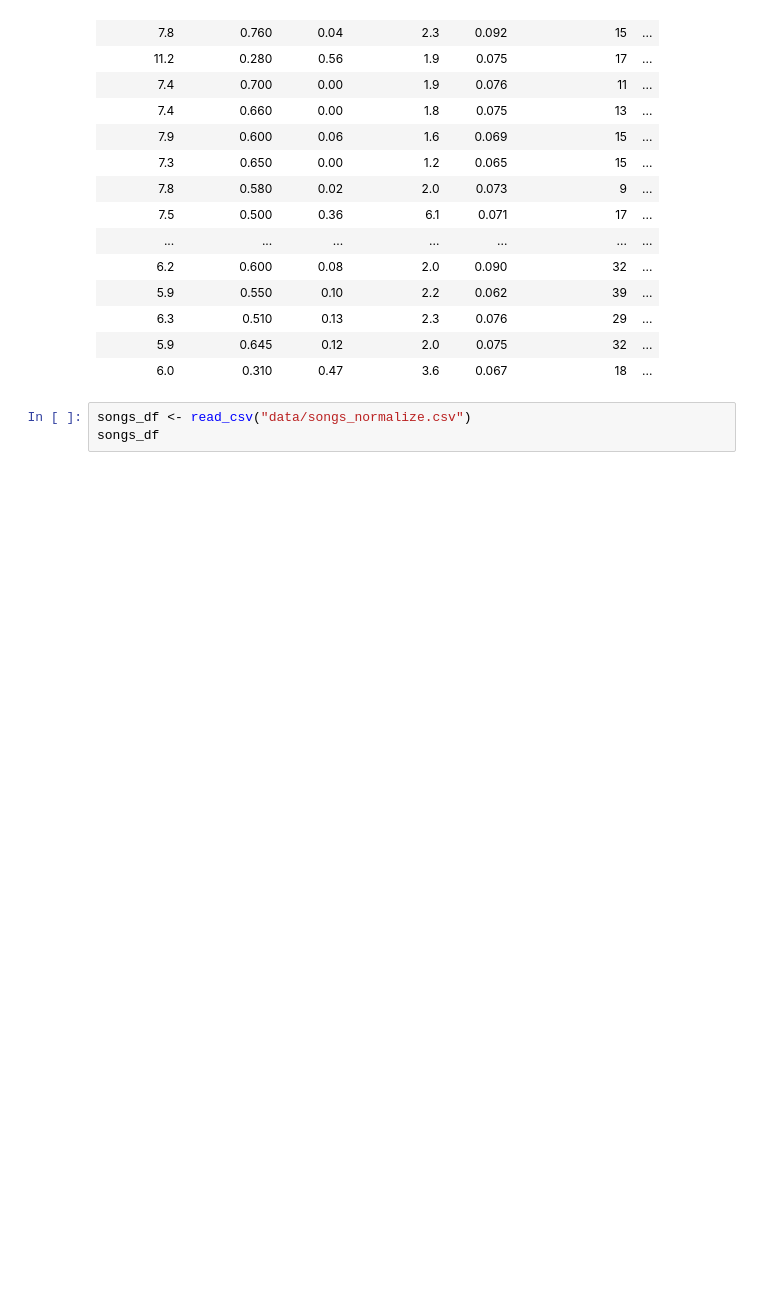
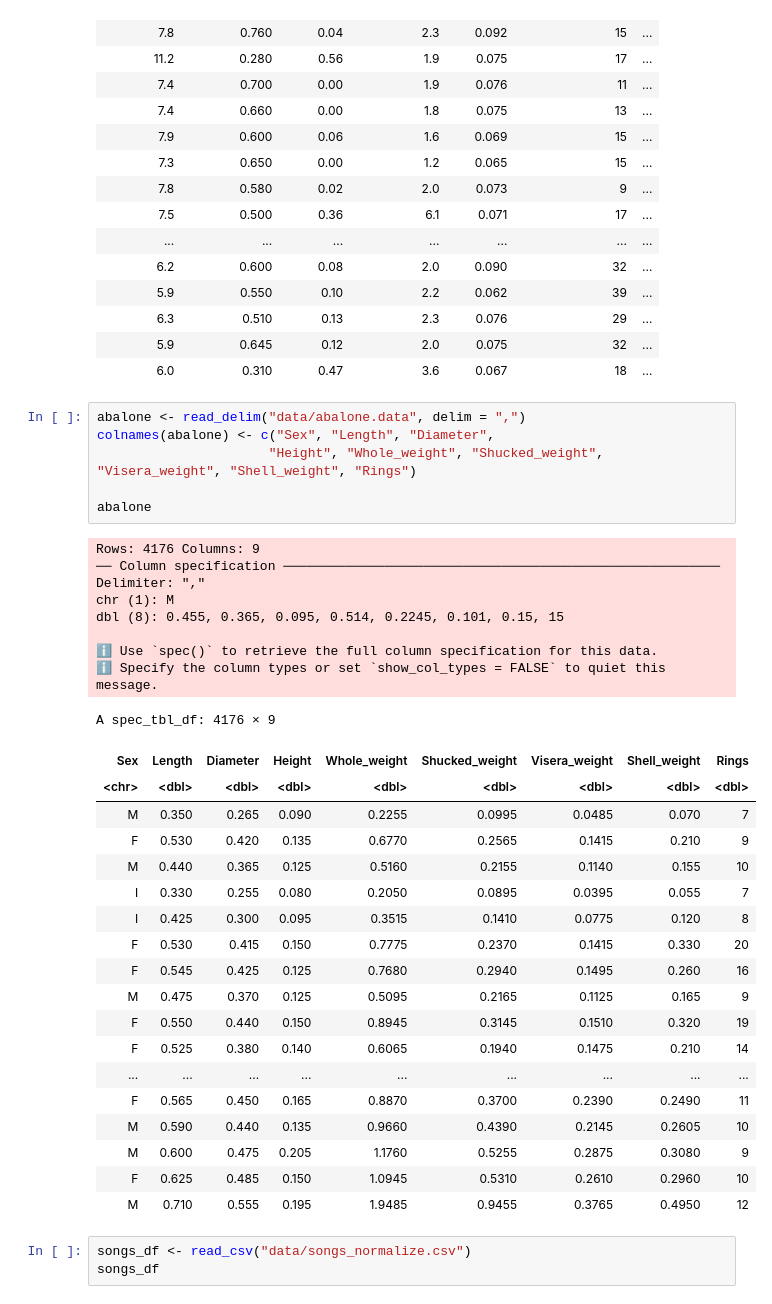
Before and after one commit to werehappy/DSCI-Group-Project-26-, a Jupyter notebook: df_prep.ipynb, the cells around one changed output. Cells and saved outputs as stored; diff of their text form; blank space fills up the shorter version.

Commit message:
Added abalone.data and Wangled

```diff
--- a/df_prep.ipynb
+++ b/df_prep.ipynb
@@ -63,6 +63,40 @@ A spec_tbl_df: 1599 × 12
 | 6.3 | 0.510 | 0.13 | 2.3 | 0.076 | 29 | ... |
 | 5.9 | 0.645 | 0.12 | 2.0 | 0.075 | 32 | ... |
 | 6.0 | 0.310 | 0.47 | 3.6 | 0.067 | 18 | ... |
+# %%
+abalone <- read_delim("data/abalone.data", delim = ",")
+colnames(abalone) <- c("Sex", "Length", "Diameter",
+                      "Height", "Whole_weight", "Shucked_weight", "Visera_weight", "Shell_weight", "Rings")
+
+abalone
+# %% [output]
+Rows: 4176 Columns: 9
+── Column specification ────────────────────────────────────────────────────────
+Delimiter: ","
+chr (1): M
+dbl (8): 0.455, 0.365, 0.095, 0.514, 0.2245, 0.101, 0.15, 15
+
+ℹ Use `spec()` to retrieve the full column specification for this data.
+ℹ Specify the column types or set `show_col_types = FALSE` to quiet this message.
+A spec_tbl_df: 4176 × 9
+| Sex | Length | Diameter | Height | Whole_weight | Shucked_weight | Visera_weight | Shell_weight | Rings |
+| <chr> | <dbl> | <dbl> | <dbl> | <dbl> | <dbl> | <dbl> | <dbl> | <dbl> |
+| M | 0.350 | 0.265 | 0.090 | 0.2255 | 0.0995 | 0.0485 | 0.070 | 7 |
+| F | 0.530 | 0.420 | 0.135 | 0.6770 | 0.2565 | 0.1415 | 0.210 | 9 |
+| M | 0.440 | 0.365 | 0.125 | 0.5160 | 0.2155 | 0.1140 | 0.155 | 10 |
+| I | 0.330 | 0.255 | 0.080 | 0.2050 | 0.0895 | 0.0395 | 0.055 | 7 |
+| I | 0.425 | 0.300 | 0.095 | 0.3515 | 0.1410 | 0.0775 | 0.120 | 8 |
+| F | 0.530 | 0.415 | 0.150 | 0.7775 | 0.2370 | 0.1415 | 0.330 | 20 |
+| F | 0.545 | 0.425 | 0.125 | 0.7680 | 0.2940 | 0.1495 | 0.260 | 16 |
+| M | 0.475 | 0.370 | 0.125 | 0.5095 | 0.2165 | 0.1125 | 0.165 | 9 |
+| F | 0.550 | 0.440 | 0.150 | 0.8945 | 0.3145 | 0.1510 | 0.320 | 19 |
+| F | 0.525 | 0.380 | 0.140 | 0.6065 | 0.1940 | 0.1475 | 0.210 | 14 |
+| ... | ... | ... | ... | ... | ... | ... | ... | ... |
+| F | 0.565 | 0.450 | 0.165 | 0.8870 | 0.3700 | 0.2390 | 0.2490 | 11 |
+| M | 0.590 | 0.440 | 0.135 | 0.9660 | 0.4390 | 0.2145 | 0.2605 | 10 |
+| M | 0.600 | 0.475 | 0.205 | 1.1760 | 0.5255 | 0.2875 | 0.3080 | 9 |
+| F | 0.625 | 0.485 | 0.150 | 1.0945 | 0.5310 | 0.2610 | 0.2960 | 10 |
+| M | 0.710 | 0.555 | 0.195 | 1.9485 | 0.9455 | 0.3765 | 0.4950 | 12 |
 # %%
 songs_df <- read_csv("data/songs_normalize.csv")
 songs_df
```
Also changed, not shown: 2 other files.
